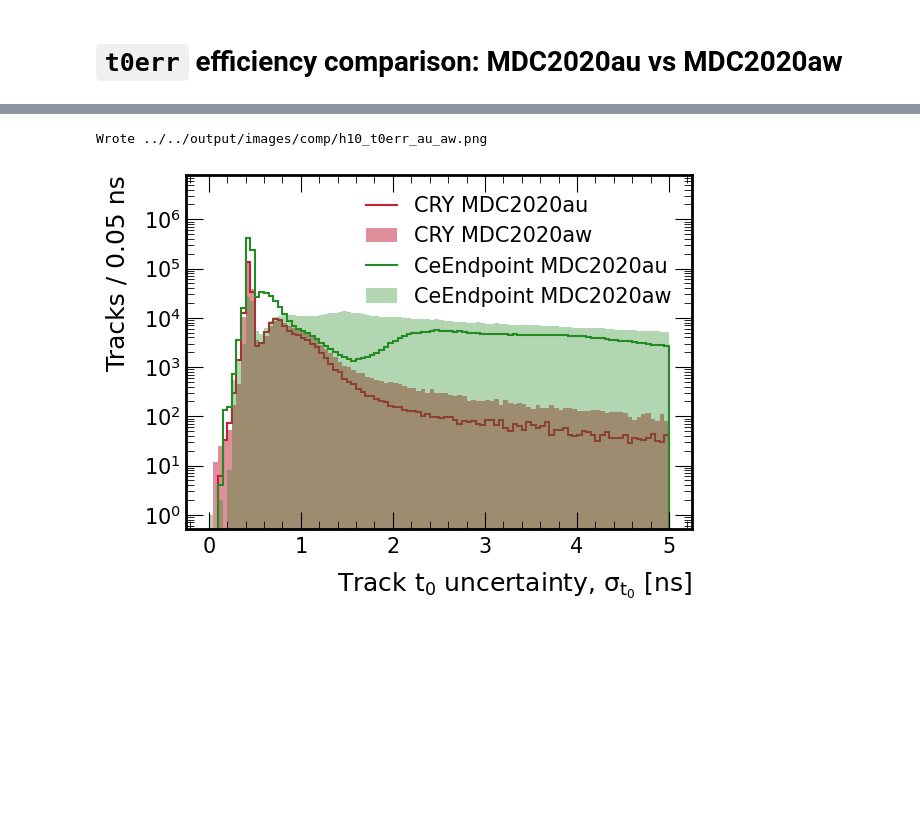
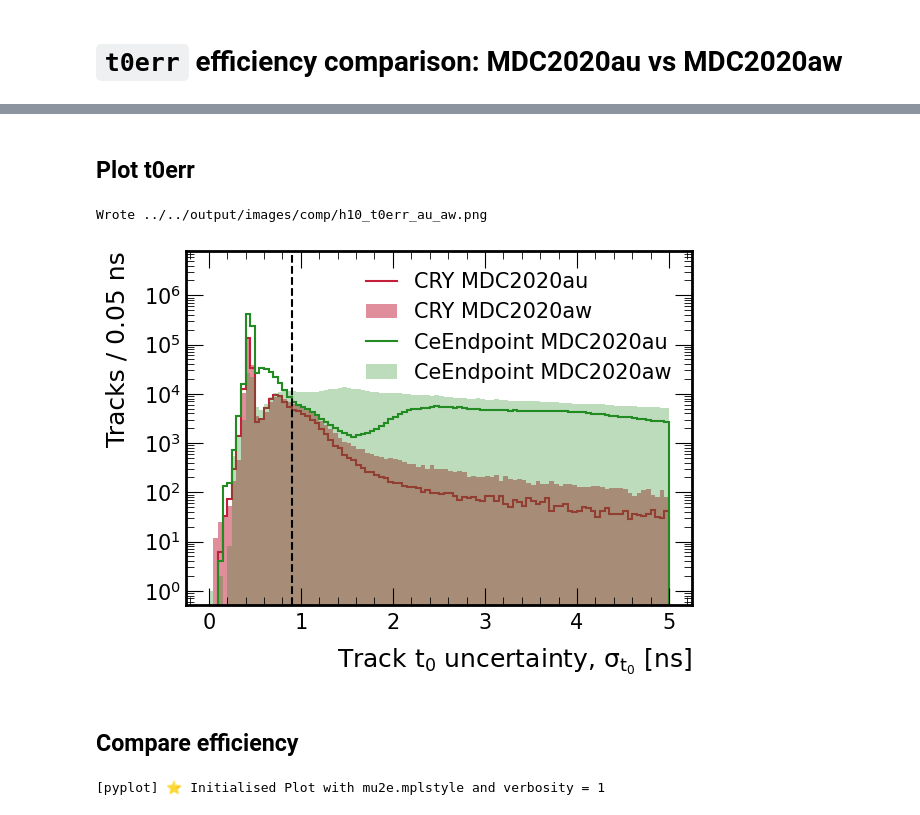
Before and after one commit to sam-grant/mu2e-cosmic, a Jupyter notebook: notebooks/comp/t0err_au_aw_comp.ipynb, the cells around one changed output, grey strips where cells are left out. Drawn from its saved outputs; the diff is of its cells as text; code cells hidden in the pictures; blank space fills up the shorter version.

```diff
--- a/notebooks/comp/t0err_au_aw_comp.ipynb
+++ b/notebooks/comp/t0err_au_aw_comp.ipynb
@@ -18,10 +28,17 @@ ana_labels = [
 # %%
-results = {}
-for ana_label in ana_labels:
-    loader = Load(
-        in_path = f"../../output/results/{ana_label}"
-    )
-    results[ana_label] = loader.load_pkl()
+
+
+def load(ana_labels):
+    results = {}
+    for ana_label in ana_labels:
+        loader = Load(
+            in_path = f"../../output/results/{ana_label}"
+        )
+        results[ana_label] = loader.load_pkl()
+    return results
+
+results_c = load(ana_labels_c)
+results_d = load(ana_labels_d)
 # %% [output]
 [Load] ✅ Initialised with out_path=../../output/results/SU2020c_CRY_onspill-LH_au
 [Load] ✅ Successfully loaded results from ../../output/results/SU2020c_CRY_onspill-LH_au/results.pkl
@@ -34,42 +59,53 @@ for ana_label in ana_labels:
+# %% [markdown]
+## Plot t0err
 # %%
 styles = {
-    ana_labels[0] : {"color": "#C41E3A"},
-    ana_labels[1] : {"color": "#C41E3A", "histtype": "bar", "alpha": 0.5},
-    ana_labels[2] : {"color": "#228B22"},
-    ana_labels[3] : {"color": "#228B22", "histtype": "bar", "alpha": 0.35},
+    ana_labels_c[0] : {"color": "#C41E3A"},
+    ana_labels_c[1] : {"color": "#C41E3A", "histtype": "bar", "alpha": 0.5},
+    ana_labels_c[2] : {"color": "#228B22"},
+    ana_labels_c[3] : {"color": "#228B22", "histtype": "bar", "alpha": 0.3},
 }
 
 leg_labels = {
-    ana_labels[0] : "CRY MDC2020au",
-    ana_labels[1] : "CRY MDC2020aw",
-    ana_labels[2] : "CeEndpoint MDC2020au",
-    ana_labels[3] : "CeEndpoint MDC2020aw"
+    ana_labels_c[0] : "CRY MDC2020au",
+    ana_labels_c[1] : "CRY MDC2020aw",
+    ana_labels_c[2] : "CeEndpoint MDC2020au",
+    ana_labels_c[3] : "CeEndpoint MDC2020aw"
 }
 
 fig, ax = plt.subplots()
 
-for ana_label in ana_labels:
-    hist_obj = results[ana_label]["hists"]["t0err"]
+for ana_label in ana_labels_c:
+    hist_obj = results_c[ana_label]["hists"]["t0err"]
     h_sel = hist_obj[{"selection": ["Preselect"]}]
      # Plot step histograms
     h_sel.plot1d(
         **styles[ana_label],
         overlay="selection",
         ax=ax,
         label=leg_labels[ana_label],
         flow="none"
     )
 
+line_kwargs = {"linestyle": "--", "color": "black", "linewidth": 1.5, "alpha": 1.0}
+ax.axvline(0.9, **line_kwargs)
 ax.set_yscale("log")
 ax.legend(frameon=False)
 ax.set_ylabel("Tracks / 0.05 ns")
 current_ylim = ax.get_ylim()
 ax.set_ylim(current_ylim[0], current_ylim[1] * 10)
 plt.tight_layout()
 out_path = "../../output/images/comp/h10_t0err_au_aw.png"
 plt.savefig(out_path, dpi=300)
 print(f"Wrote {out_path}")
 plt.show()
 # %% [output]
 Wrote ../../output/images/comp/h10_t0err_au_aw.png
-[figure, old version]
+[figure, new version]
+# %% [markdown]
+## Compare efficiency
+# %%
+plotter = Plot()
+# help(plotter.plot_graph_overlay)
+# %% [output]
+[pyplot] ⭐️ Initialised Plot with mu2e.mplstyle and verbosity = 1
```
Also changed, not shown: parts of 13 cells of this notebook.
